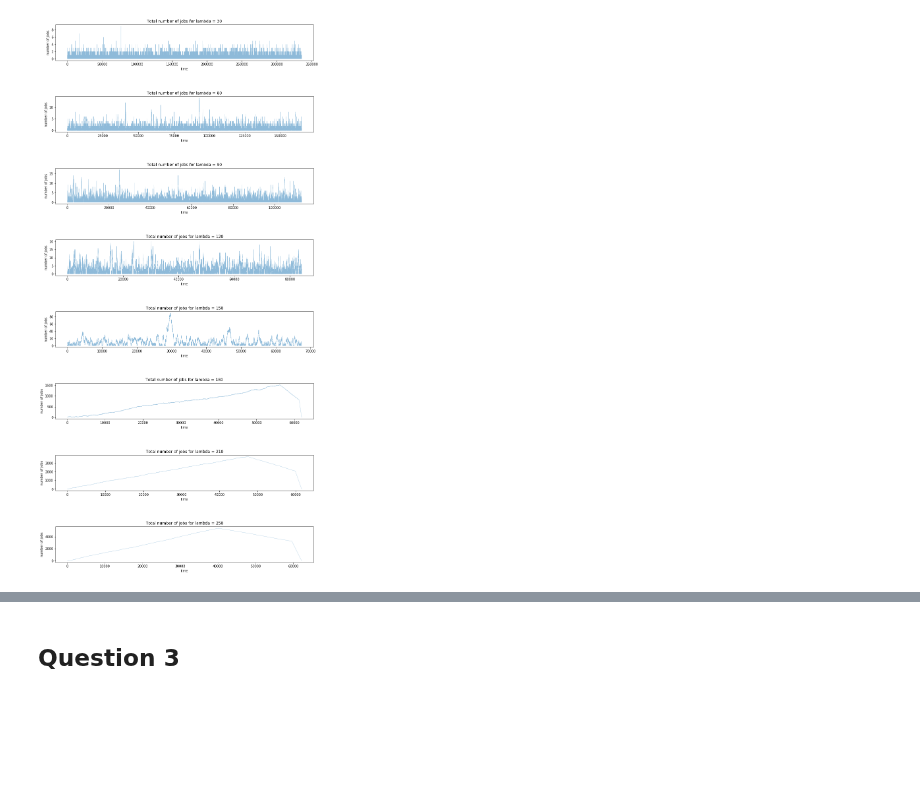
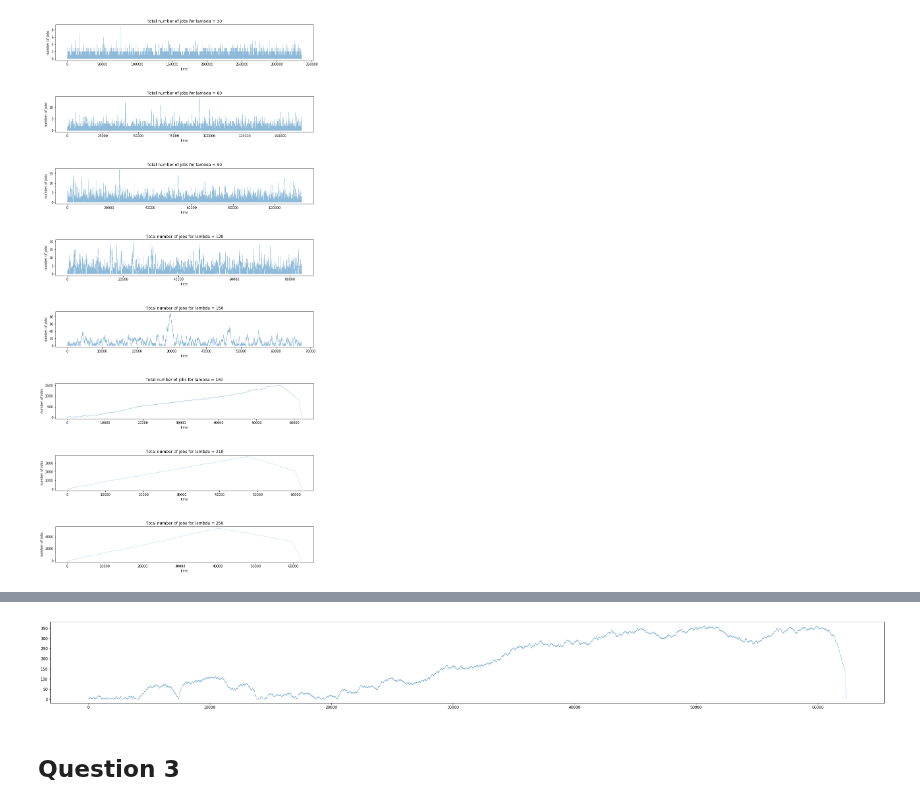
Before and after one commit to joelmfonseca/COM-503, a Jupyter notebook: hw3/Q1.ipynb, the cells around one changed output, grey strips where cells are left out. Cells and saved outputs as stored; diff of their text form; code cells hidden in the pictures; blank space fills up the shorter version.

```diff
--- a/hw3/Q1.ipynb
+++ b/hw3/Q1.ipynb
@@ -174,3 +133,7 @@ for (i, time_job_rate) in enumerate(list(zip(time_jobs,lambda_))):
+# %%
+plot_for_lambda(162)
+# %% [output]
+[figure, added]
 # %% [markdown]
 ## Question 3
 # %% [markdown]
```
Also changed, not shown: parts of 21 cells of this notebook, 11 other files.
